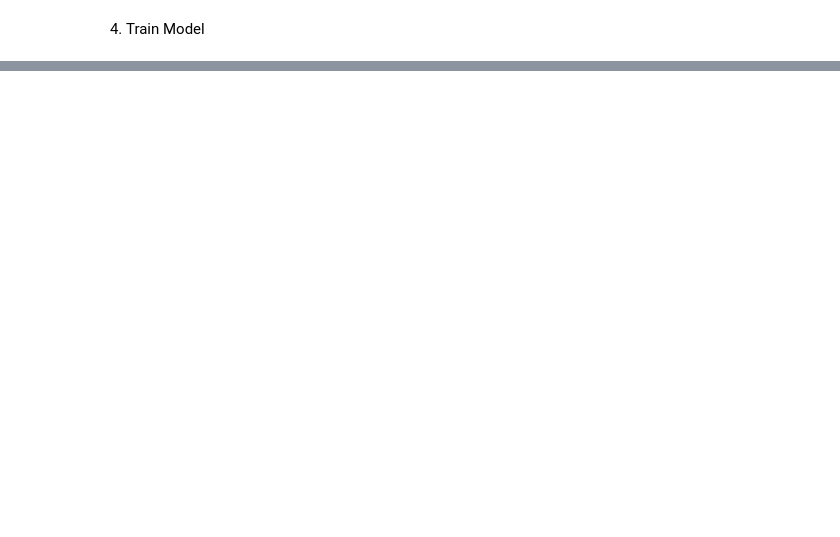
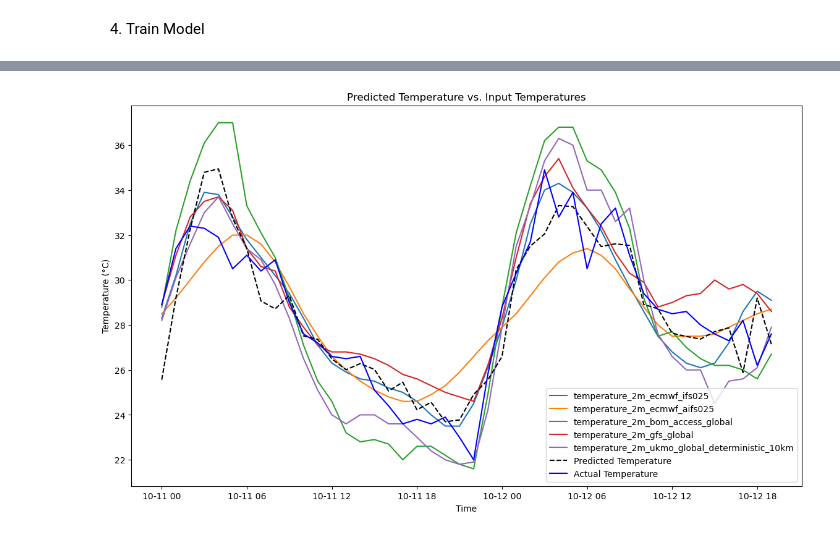
Before and after one commit to DrakonianMight/4cast, a Jupyter notebook: testing.ipynb, the cells around one changed output, grey strips where cells are left out. Saved outputs shown, nothing was run; the diff lists cells and outputs as text; code cells hidden in the pictures; blank space fills up the shorter version.

```diff
--- a/testing.ipynb
+++ b/testing.ipynb
@@ -147,0 +261,21 @@ rmse
+# %%
+import matplotlib.pyplot as plt
+
+# Plot y_pred against each temperature_2m column from X_test
+plt.figure(figsize=(14, 8))
+
+for col in [col for col in X_test.columns if 'temperature_2m' in col]:
+    plt.plot(X_test.index, X_test[col], label=col)
+
+plt.plot(X_test.index, y_pred, label='Predicted Temperature', linestyle='--', color='black')
+
+plt.xlabel('Time')
+plt.ylabel('Temperature (°C)')
+plt.title('Predicted Temperature vs. Input Temperatures')
+# Plot actual air_temp
+plt.plot(X_test.index, y_test, label='Actual Temperature', linestyle='-', color='blue')
+
+plt.legend()
+plt.show()
+# %% [output]
+[figure, added]
```
Also changed, not shown: parts of 20 cells of this notebook.
